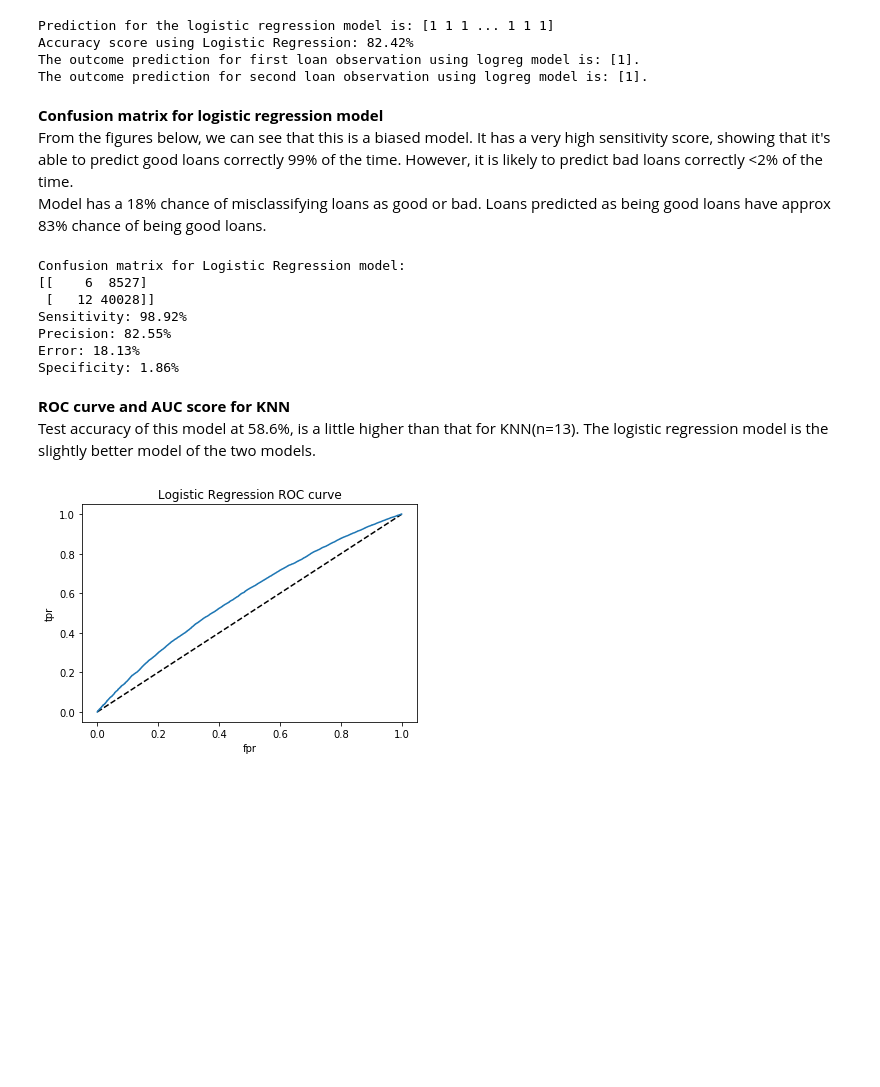
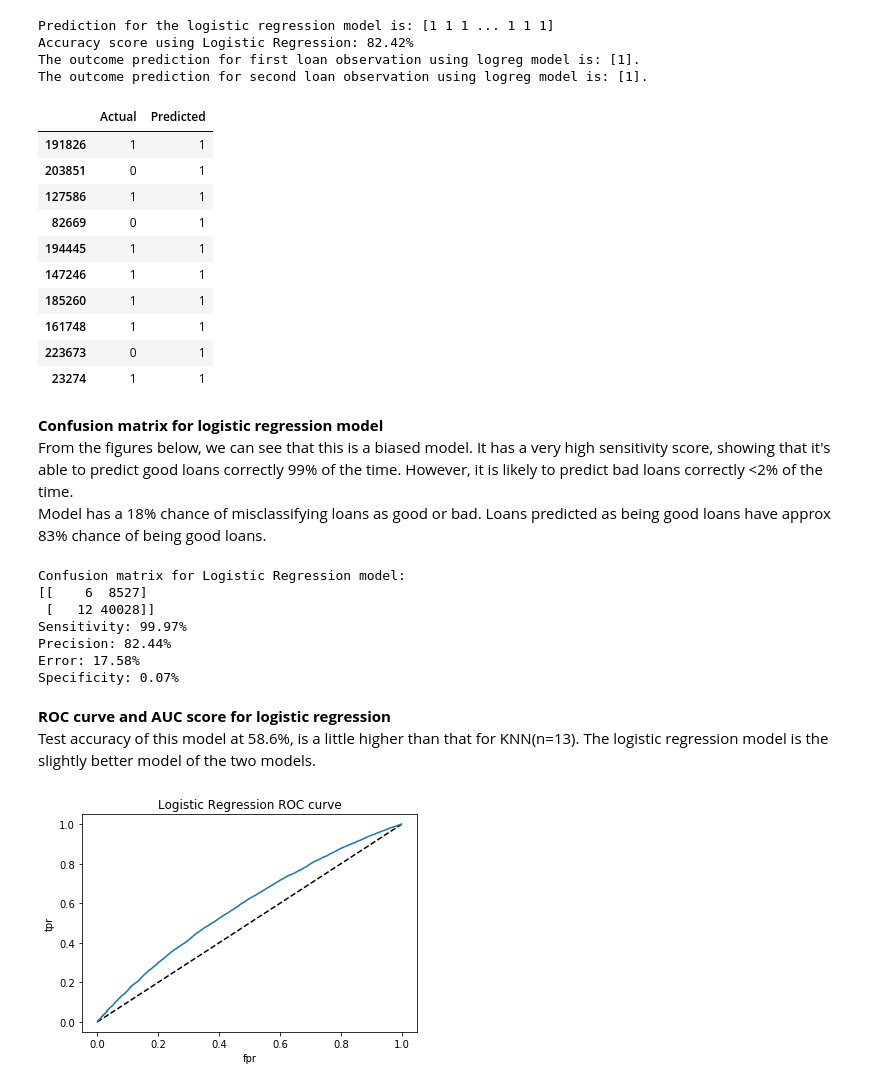
Before and after one commit to manieshablakey/loan-assessment-model, a Jupyter notebook: loan-credit.ipynb, the cells around one changed output. Drawn from its saved outputs; the diff is of its cells as text; code cells hidden in the pictures; blank space fills up the shorter version.

```diff
--- a/loan-credit.ipynb
+++ b/loan-credit.ipynb
@@ -1143,6 +1159,22 @@ Prediction for the logistic regression model is: [1 1 1 ... 1 1 1]
 Accuracy score using Logistic Regression: 82.42%
 The outcome prediction for first loan observation using logreg model is: [1].
 The outcome prediction for second loan observation using logreg model is: [1].
+# %%
+#compare actual values to those predicted by the KNN(n=13) model.
+df_log = pd.DataFrame({"Actual": y_test, "Predicted": y_pred_class})
+df_log.sample(n=10)
+# %% [output]
+|  | Actual | Predicted |
+| 191826 | 1 | 1 |
+| 203851 | 0 | 1 |
+| 127586 | 1 | 1 |
+| 82669 | 0 | 1 |
+| 194445 | 1 | 1 |
+| 147246 | 1 | 1 |
+| 185260 | 1 | 1 |
+| 161748 | 1 | 1 |
+| 223673 | 0 | 1 |
+| 23274 | 1 | 1 |
 # %% [markdown]
 **Confusion matrix for logistic regression model**<br>
 From the figures below, we can see that this is a biased model. It has a very high sensitivity score, showing that it's able to predict good loans correctly 99% of the time. However, it is likely to predict bad loans correctly <2% of the time.<br>Model has a 18% chance of misclassifying loans as good or bad. Loans predicted as being good loans have approx 83% chance of being good loans.
@@ -1151,10 +1183,10 @@ cm_log = metrics.confusion_matrix(y_test, y_pred_class)
 print("Confusion matrix for Logistic Regression model:")
 print(cm_log)
 
-TP = cm[1, 1]
-TN = cm[0, 0]
-FP = cm[0, 1]
-FN = cm[1, 0]
+TP = cm_log[1, 1]
+TN = cm_log[0, 0]
+FP = cm_log[0, 1]
+FN = cm_log[1, 0]
 
 sensitivity = TP / float(TP + FN)
 print("Sensitivity: %.2f%%" % (sensitivity * 100))
@@ -1171,12 +1203,12 @@ print("Specificity: %.2f%%" % (specificity * 100))
 Confusion matrix for Logistic Regression model:
 [[    6  8527]
  [   12 40028]]
-Sensitivity: 98.92%
-Precision: 82.55%
-Error: 18.13%
-Specificity: 1.86%
+Sensitivity: 99.97%
+Precision: 82.44%
+Error: 17.58%
+Specificity: 0.07%
 # %% [markdown]
-**ROC curve and AUC score for KNN**<br>
+**ROC curve and AUC score for logistic regression**<br>
 Test accuracy of this model at 58.6%, is a little higher than that for KNN(n=13). The logistic regression model is the slightly better model of the two models.
 # %%
 #ROC curve
```
Also changed, not shown: parts of 3 cells of this notebook.
